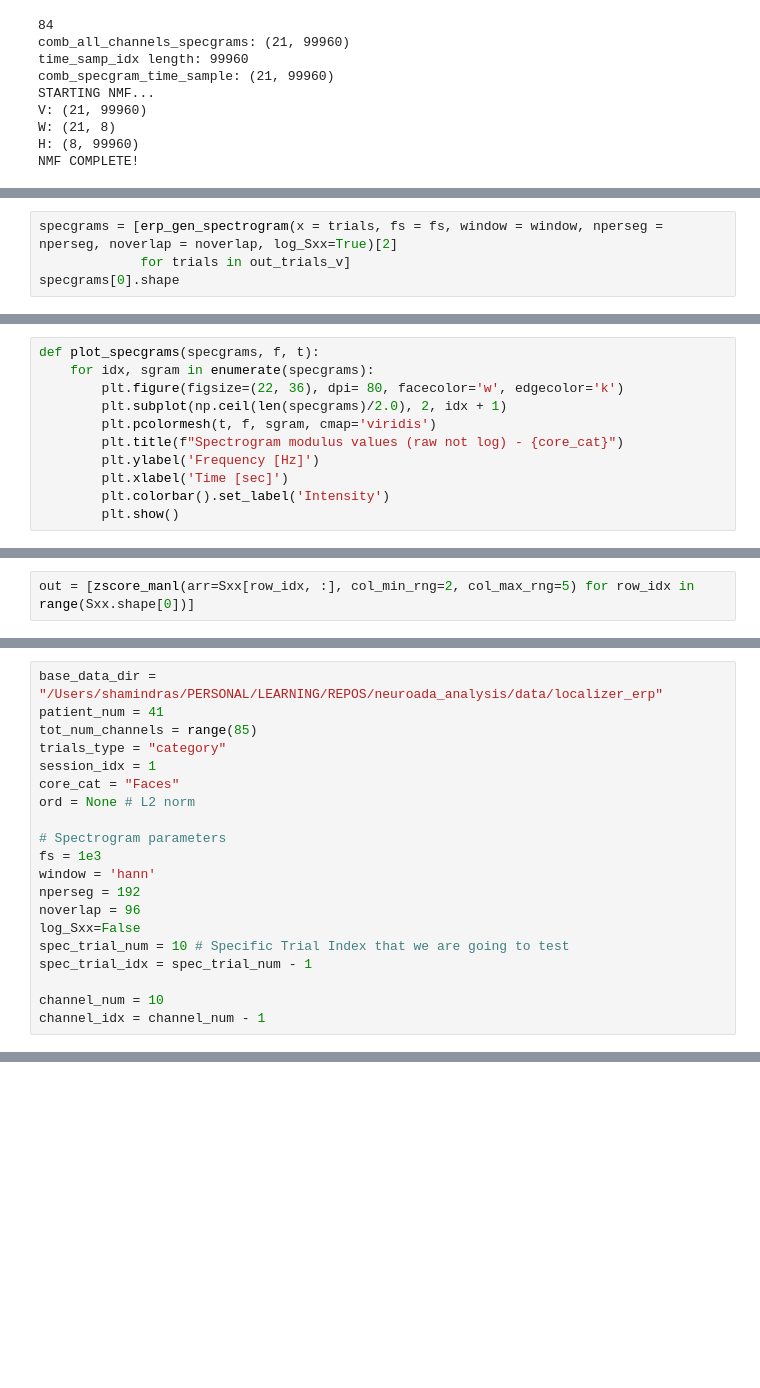
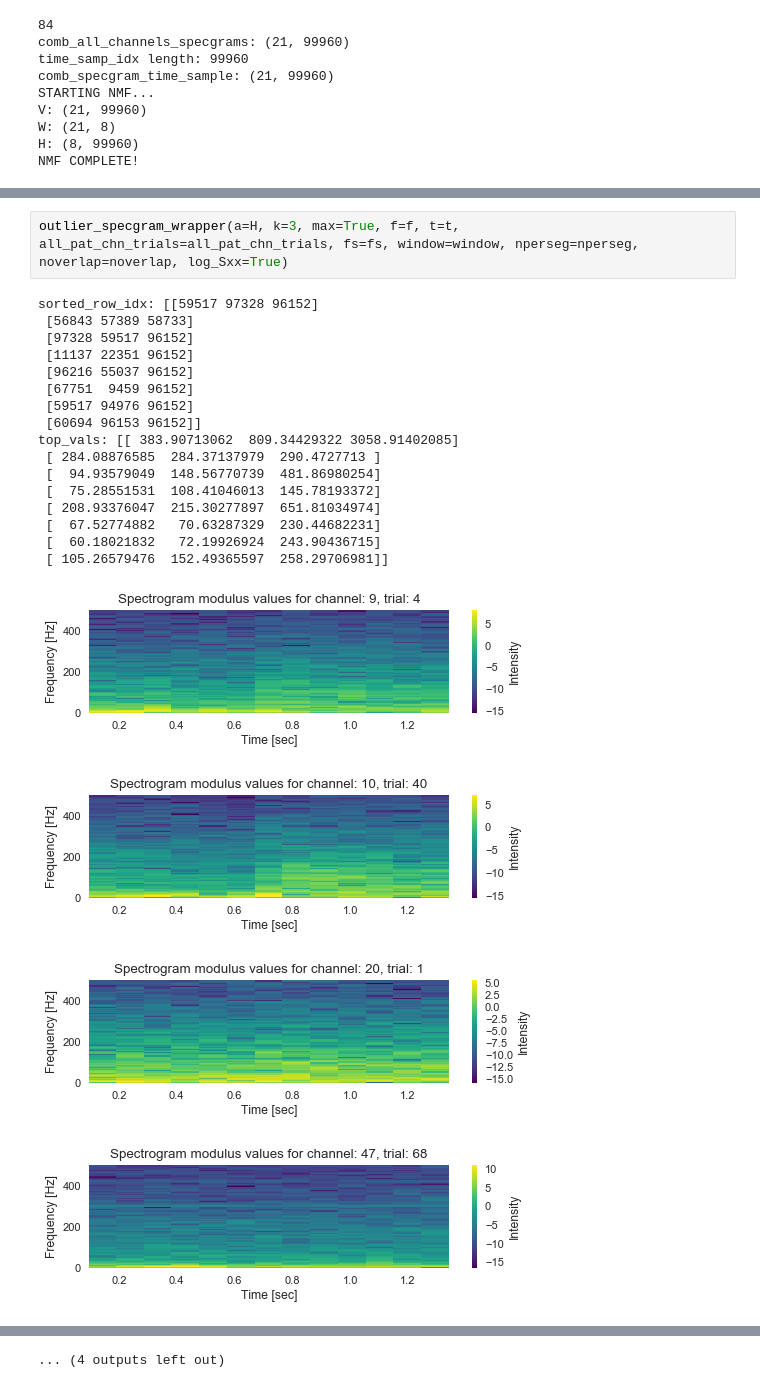
Before and after one commit to shamindras/neuroada_analysis, a Jupyter notebook: Python/fix-max-specgram-vals.ipynb, the cells around one changed output, grey strips where cells are left out. Cells and saved outputs as stored; diff of their text form; blank space fills up the shorter version.

Commit message:
ENH: resolve index error for trial index 0

```diff
--- a/Python/fix-max-specgram-vals.ipynb
+++ b/Python/fix-max-specgram-vals.ipynb
@@ -428,4 +290,0 @@ out_trials_v.shape
-# %%
-specgrams = [erp_gen_spectrogram(x = trials, fs = fs, window = window, nperseg = nperseg, noverlap = noverlap, log_Sxx=True)[2]
-             for trials in out_trials_v]
-specgrams[0].shape
@@ -445,11 +290,0 @@ plt.show()
-# %%
-def plot_specgrams(specgrams, f, t):
-    for idx, sgram in enumerate(specgrams):
-        plt.figure(figsize=(22, 36), dpi= 80, facecolor='w', edgecolor='k')
-        plt.subplot(np.ceil(len(specgrams)/2.0), 2, idx + 1)
-        plt.pcolormesh(t, f, sgram, cmap='viridis')
-        plt.title(f"Spectrogram modulus values (raw not log) - {core_cat}")
-        plt.ylabel('Frequency [Hz]')
-        plt.xlabel('Time [sec]')
-        plt.colorbar().set_label('Intensity')
-        plt.show()
@@ -517,2 +290,0 @@ array([-0.458059  , -0.70858896, -0.42203232,  1.14183115, -0.71979883,
-# %%
-out = [zscore_manl(arr=Sxx[row_idx, :], col_min_rng=2, col_max_rng=5) for row_idx in range(Sxx.shape[0])]
@@ -574,20 +290,0 @@ def zscore_specgram_wrapper(arr_all_trials, col_min_rng, col_max_rng,
-# %%
-base_data_dir = "/Users/shamindras/PERSONAL/LEARNING/REPOS/neuroada_analysis/data/localizer_erp"
-patient_num = 41
-tot_num_channels = range(85)
-trials_type = "category"
-session_idx = 1
-core_cat = "Faces"
-ord = None # L2 norm
-
-# Spectrogram parameters
-fs = 1e3
-window = 'hann'
-nperseg = 192
-noverlap = 96
-log_Sxx=False
-spec_trial_num = 10 # Specific Trial Index that we are going to test
-spec_trial_idx = spec_trial_num - 1
-
-channel_num = 10
-channel_idx = channel_num - 1
@@ -610,0 +429,23 @@ plt.show()
+# %%
+outlier_specgram_wrapper(a=H, k=3, max=True, f=f, t=t, all_pat_chn_trials=all_pat_chn_trials, fs=fs, window=window, nperseg=nperseg, noverlap=noverlap, log_Sxx=True)
+# %% [output]
+sorted_row_idx: [[59517 97328 96152]
+ [56843 57389 58733]
+ [97328 59517 96152]
+ [11137 22351 96152]
+ [96216 55037 96152]
+ [67751  9459 96152]
+ [59517 94976 96152]
+ [60694 96153 96152]]
+top_vals: [[ 383.90713062  809.34429322 3058.91402085]
+ [ 284.08876585  284.37137979  290.4727713 ]
+ [  94.93579049  148.56770739  481.86980254]
+ [  75.28551531  108.41046013  145.78193372]
+ [ 208.93376047  215.30277897  651.81034974]
+ [  67.52774882   70.63287329  230.44682231]
+ [  60.18021832   72.19926924  243.90436715]
+ [ 105.26579476  152.49365597  258.29706981]]
+[figure, added]
+[figure, added]
+[figure, added]
+[figure, added]
@@ -610,0 +459 @@ plt.show()
+... (4 outputs left out)
```
Also changed, not shown: parts of 60 cells of this notebook.
